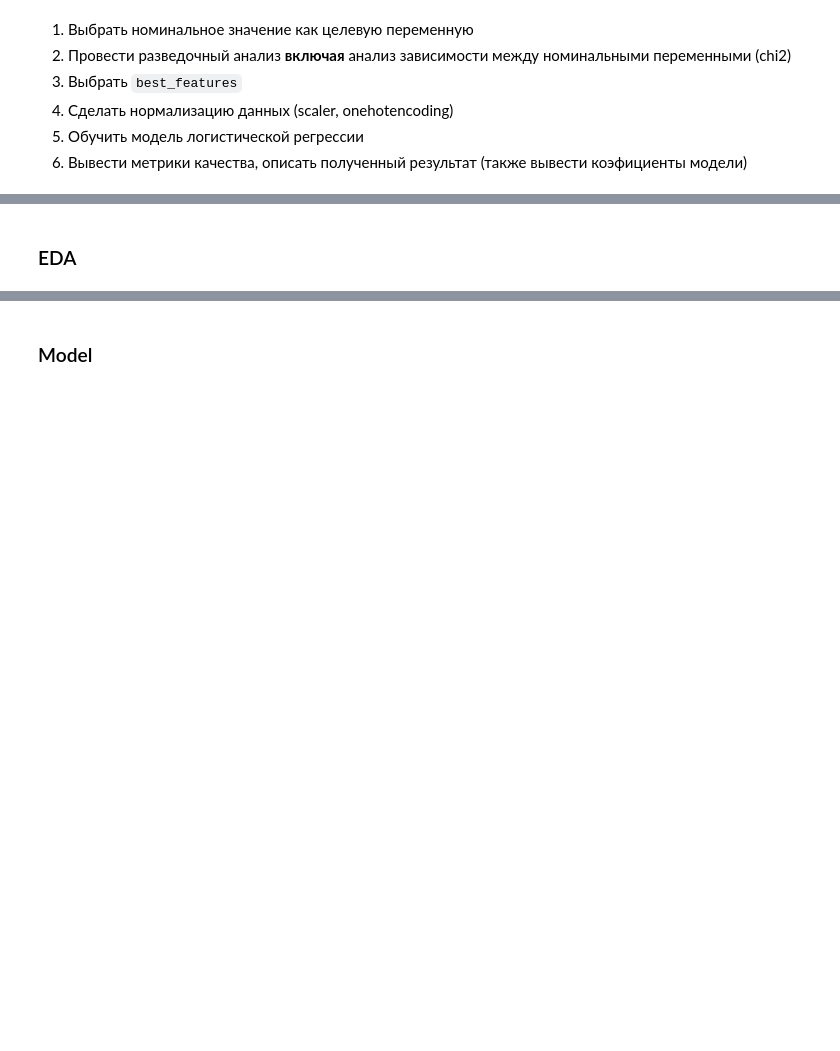
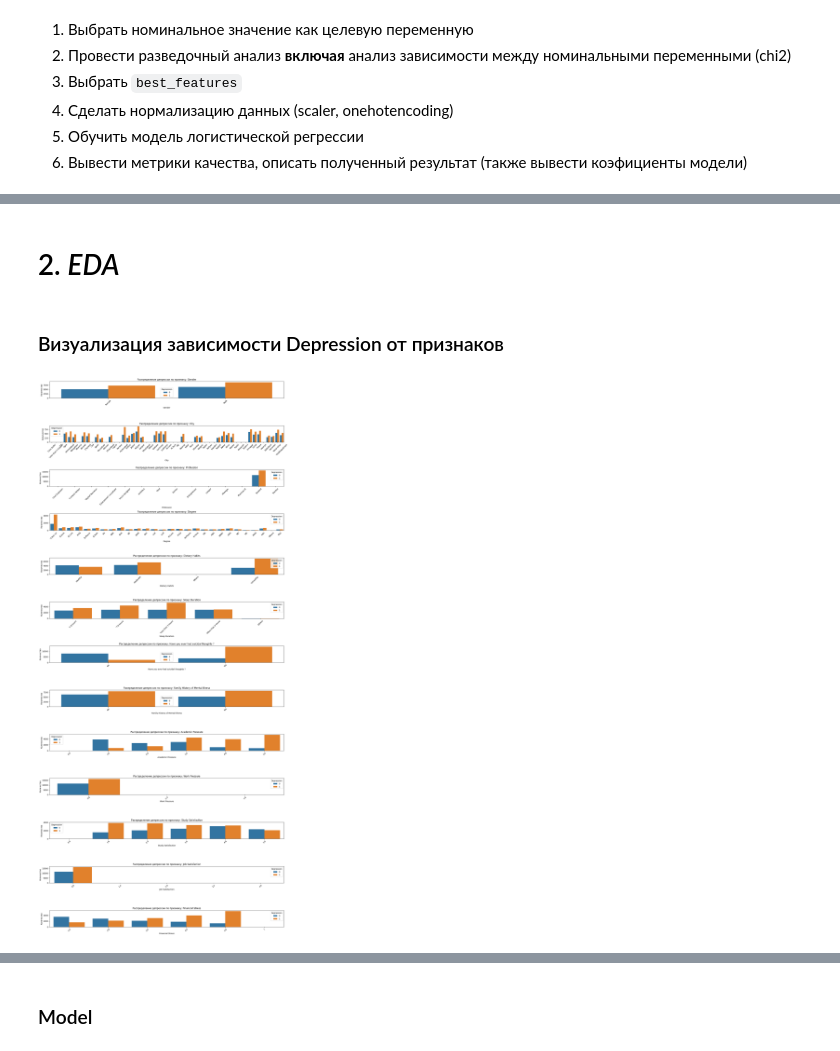
Before and after one commit to Danata117/ML, a Jupyter notebook: ML_Praktika3_ipynb".ipynb, the cells around one changed output, grey strips where cells are left out. Drawn from its saved outputs; the diff is of its cells as text; code cells hidden in the pictures; blank space fills up the shorter version.

```diff
--- a/ML_Praktika3_ipynb".ipynb
+++ b/ML_Praktika3_ipynb".ipynb
@@ -17,0 +62,5 @@ df = pd.read_csv()
+# %%
+PATH_TO_FILE: str = '/content/student_depression_dataset.csv' # Загрузка набора данных
+df = pd.read_csv(PATH_TO_FILE) # функция превращение данных из CSV в DataFrame
+# вывод датафрейма
+df
@@ -17,0 +101,11 @@ df = pd.read_csv()
+# %%
+# преобразовать категориальные признаки в category
+df['Gender'] = df['Gender'].astype('category')
+df['City'] = df['City'].astype('category')
+df['Profession'] = df['Profession'].astype('category')
+df['Sleep Duration'] = df['Sleep Duration'].astype('category')
+df['Dietary Habits'] = df['Dietary Habits'].astype('category')
+df['Degree'] = df['Degree'].astype('category')
+df['Have you ever had suicidal thoughts ?'] = df['Have you ever had suicidal thoughts ?'].astype('category')
+df['Financial Stress'] = df['Financial Stress'].astype('category')
+df['Family History of Mental Illness'] = df['Family History of Mental Illness'].astype('category')
@@ -18,2 +132,2 @@ df = pd.read_csv()
 # %% [markdown]
-### EDA
+# 2. *EDA*
@@ -23,0 +134,47 @@ best_features = []
+# %% [markdown]
+### Визуализация зависимости Depression от признаков
+# %%
+# Номинальные переменные
+nominal_cols = [
+    "Gender",
+    "City",
+    "Profession",
+    "Degree",
+    "Dietary Habits",
+    "Sleep Duration",
+    "Have you ever had suicidal thoughts ?",
+    "Family History of Mental Illness",
+]
+
+# Порядковые переменные
+ordinal_cols = [
+    "Academic Pressure",
+    "Work Pressure",
+    "Study Satisfaction",
+    "Job Satisfaction",
+    "Financial Stress",
+]
+
+# Целевая переменная
+target = "Depression"
+
+# Объединяем оба списка признаков
+all_cols = nominal_cols + ordinal_cols
+
+# Настройка размера холста
+plt.figure(figsize=(18, 40))
+
+# Перебор всех категориальных признаков
+for i, col in enumerate(all_cols, 1):
+    plt.subplot(len(all_cols), 1, i)
+    sns.countplot(data=df, x=col, hue=target)
+    plt.title(f"Распределение депрессии по признаку: {col}", fontsize=12)
+    plt.xlabel(col)
+    plt.ylabel("Количество")
+    plt.xticks(rotation=45)
+    plt.legend(title=target)
+    plt.tight_layout()
+
+plt.show()
+# %% [output]
+[figure, added]
```
Also changed, not shown: parts of 26 cells of this notebook.
